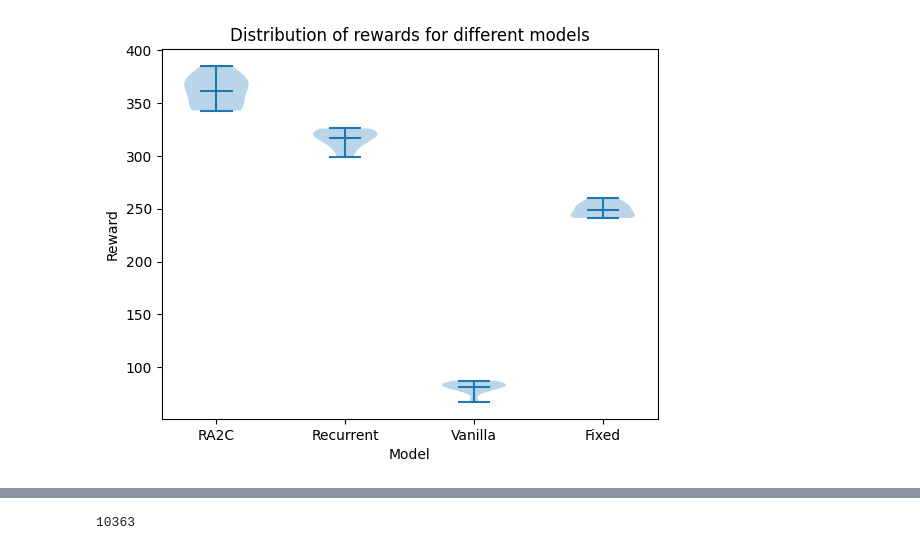
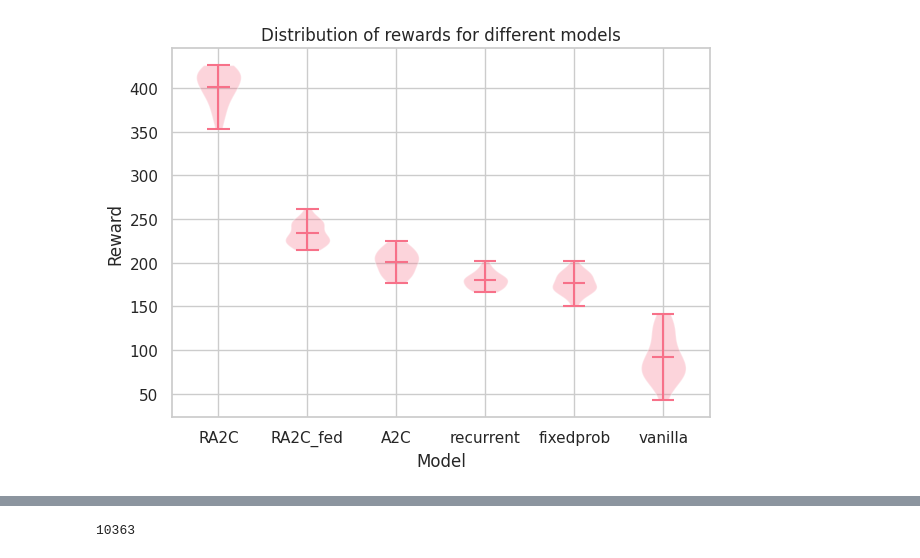
Before and after one commit to crazytb/refineMAC, a Jupyter notebook: draw_figures.ipynb, the cells around one changed output, grey strips where cells are left out. Saved outputs shown, nothing was run; the diff lists cells and outputs as text; code cells hidden in the pictures.

```diff
--- a/draw_figures.ipynb
+++ b/draw_figures.ipynb
@@ -16,11 +1,43 @@ fixed_lastrewards = fixed_csv[fixed_csv["epoch"]==299]["reward"]
+# %%
+import matplotlib.pyplot as plt
+import numpy as np
+import pandas as pd
+import seaborn as sns
+
+# Function to load data
+def load_data(filename):
+    return pd.read_csv(filename)
+
+# Function to compute CDF
+def compute_cdf(data):
+    x = np.sort(data)
+    y = np.arange(1, len(x) + 1) / len(x)
+    return x, y
+
+# Load data for each mode
+timestamp = "final"
+modes = ["RA2C", "RA2C_fed", "A2C", "recurrent", "fixedprob", "vanilla"]
+dataframes = {}
+
+for mode in modes:
+    filename = f"test_log_{mode}_{timestamp}.csv"
+    dataframes[mode] = load_data(filename)
+
+# Set the style for the plot
+sns.set_theme(style="whitegrid")
+sns.set_palette("husl")
+colors = sns.color_palette("husl", len(modes))
 # %%
 fig, ax = plt.subplots()
-violin = ax.violinplot([ra2c_lastrewards, recurrent_lastrewards, vanilla_lastrewards, fixed_lastrewards], showmeans=True)
+# Draw the violinplot only when the epoch is 299.
+violin = ax.violinplot([dataframes[mode]["reward"][dataframes[mode]["epoch"]==299] for mode in modes],
+                       showmeans=True)
 # Naming the x-axis, y-axis and the whole graph
 plt.xlabel("Model")
 plt.ylabel("Reward")
 plt.title("Distribution of rewards for different models")
-plt.xticks([1, 2, 3, 4], ["RA2C", "Recurrent", "Vanilla", "Fixed"])
+plt.xticks([1, 2, 3, 4, 5, 6], modes)
+plt.tight_layout()
 plt.show()
 # %% [output]
-[figure, old version]
+[figure, new version]
```
Also changed, not shown: parts of 9 cells of this notebook, 3 other files.
